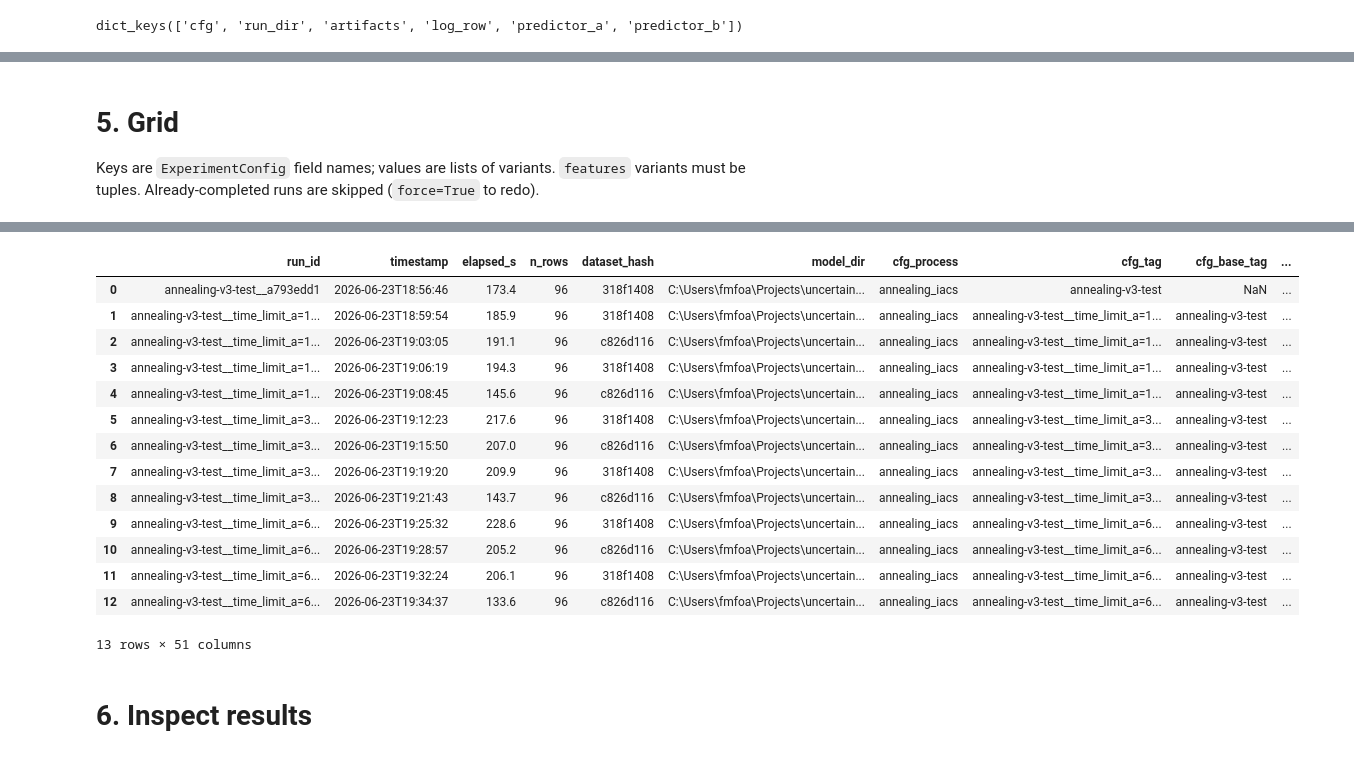
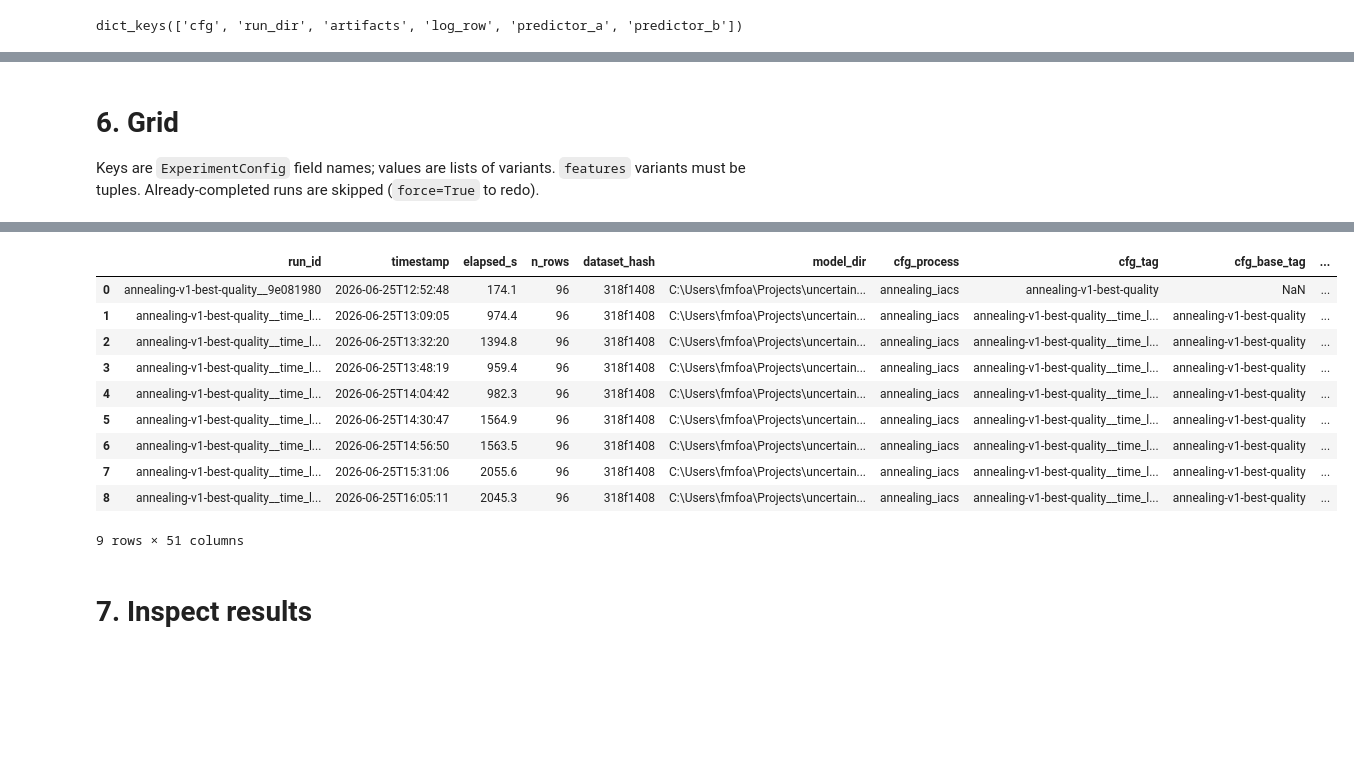
Before and after one commit to FelipeMFO-RM/uncertainty-aware-predictors, a Jupyter notebook: notebooks/experiments/run_experiments_iacs.ipynb, the cells around one changed output, grey strips where cells are left out. Drawn from its saved outputs; the diff is of its cells as text; code cells hidden in the pictures; blank space fills up the shorter version.

Commit message:
Run long experiments on best quality. Succesfull

```diff
--- a/notebooks/experiments/run_experiments_iacs.ipynb
+++ b/notebooks/experiments/run_experiments_iacs.ipynb
@@ -122,0 +125,13 @@ df_schema
+# %%
+base = ExperimentConfig(
+    process=PROCESS,
+    tag=TAG,
+    target=TARGET,
+    features=tuple(ALL_FEATURES),
+    presets_a = "best_quality",
+    #     presets_a = "medium_quality"
+    #     presets_b = "medium_quality"
+    # everything else uses the defaults; override here if needed, e.g.:
+    # time_limit_a=120, weight_on_essay_rows=1.0, use_shared_folds=False,
+)
+print(base.run_id)
@@ -122,0 +147,3 @@ df_schema
+# %%
+result = runr.run_experiment(df, cfg=base, df_val=df_val)
+result["artifacts"]["metrics"]
@@ -161,12 +202,0 @@ df
-# %%
-base = ExperimentConfig(
-    process="annealing_iacs",
-    tag=TAG,
-    target=TARGET,
-    features=tuple(ALL_FEATURES),
-    #     presets_a = "medium_quality"
-    #     presets_b = "medium_quality"
-    # everything else uses the defaults; override here if needed, e.g.:
-    # time_limit_a=120, weight_on_essay_rows=1.0, use_shared_folds=False,
-)
-print(base.run_id)
@@ -202,3 +202,0 @@ df_val
-# %%
-result = runr.run_experiment(df, base, df_val=df_val)
-result["artifacts"]["metrics"]
@@ -280,12 +237,12 @@ result
  'predictor_a': <autogluon.tabular.predictor.predictor.TabularPredictor at 0x...>,
  'predictor_b': <autogluon.tabular.predictor.predictor.TabularPredictor at 0x...>}
 # %% [markdown]
-# 5. Grid
+# 6. Grid
 
 Keys are `ExperimentConfig` field names; values are lists of variants.
 `features` variants must be tuples. Already-completed runs are skipped
 (`force=True` to redo).
 # %%
-log = runr.run_grid(df, base, GRID, df_val=df_val)   # 3 x 2 x 2 = 12 runs
+log = runr.run_grid(df, base_cfg=base, grid=GRID, df_val=df_val)
 log
 # %% [output]
@@ -309,18 +266,14 @@ TabularPredictor saved. To load, use: predictor = TabularPredictor.load("c:\User
 |  | run_id | timestamp | elapsed_s | n_rows | dataset_hash | model_dir | cfg_process | cfg_tag | cfg_base_tag | ... |
-| 0 | annealing-v3-test__a793edd1 | 2026-06-23T18:56:46 | 173.4 | 96 | 318f1408 | C:\Users\fmfoa\Projects\uncertain... | annealing_iacs | annealing-v3-test | NaN | ... |
-| 1 | annealing-v3-test__time_limit_a=1... | 2026-06-23T18:59:54 | 185.9 | 96 | 318f1408 | C:\Users\fmfoa\Projects\uncertain... | annealing_iacs | annealing-v3-test__time_limit_a=1... | annealing-v3-test | ... |
-| 2 | annealing-v3-test__time_limit_a=1... | 2026-06-23T19:03:05 | 191.1 | 96 | c826d116 | C:\Users\fmfoa\Projects\uncertain... | annealing_iacs | annealing-v3-test__time_limit_a=1... | annealing-v3-test | ... |
-| 3 | annealing-v3-test__time_limit_a=1... | 2026-06-23T19:06:19 | 194.3 | 96 | 318f1408 | C:\Users\fmfoa\Projects\uncertain... | annealing_iacs | annealing-v3-test__time_limit_a=1... | annealing-v3-test | ... |
-| 4 | annealing-v3-test__time_limit_a=1... | 2026-06-23T19:08:45 | 145.6 | 96 | c826d116 | C:\Users\fmfoa\Projects\uncertain... | annealing_iacs | annealing-v3-test__time_limit_a=1... | annealing-v3-test | ... |
-| 5 | annealing-v3-test__time_limit_a=3... | 2026-06-23T19:12:23 | 217.6 | 96 | 318f1408 | C:\Users\fmfoa\Projects\uncertain... | annealing_iacs | annealing-v3-test__time_limit_a=3... | annealing-v3-test | ... |
-| 6 | annealing-v3-test__time_limit_a=3... | 2026-06-23T19:15:50 | 207.0 | 96 | c826d116 | C:\Users\fmfoa\Projects\uncertain... | annealing_iacs | annealing-v3-test__time_limit_a=3... | annealing-v3-test | ... |
-| 7 | annealing-v3-test__time_limit_a=3... | 2026-06-23T19:19:20 | 209.9 | 96 | 318f1408 | C:\Users\fmfoa\Projects\uncertain... | annealing_iacs | annealing-v3-test__time_limit_a=3... | annealing-v3-test | ... |
-| 8 | annealing-v3-test__time_limit_a=3... | 2026-06-23T19:21:43 | 143.7 | 96 | c826d116 | C:\Users\fmfoa\Projects\uncertain... | annealing_iacs | annealing-v3-test__time_limit_a=3... | annealing-v3-test | ... |
-| 9 | annealing-v3-test__time_limit_a=6... | 2026-06-23T19:25:32 | 228.6 | 96 | 318f1408 | C:\Users\fmfoa\Projects\uncertain... | annealing_iacs | annealing-v3-test__time_limit_a=6... | annealing-v3-test | ... |
-| 10 | annealing-v3-test__time_limit_a=6... | 2026-06-23T19:28:57 | 205.2 | 96 | c826d116 | C:\Users\fmfoa\Projects\uncertain... | annealing_iacs | annealing-v3-test__time_limit_a=6... | annealing-v3-test | ... |
-| 11 | annealing-v3-test__time_limit_a=6... | 2026-06-23T19:32:24 | 206.1 | 96 | 318f1408 | C:\Users\fmfoa\Projects\uncertain... | annealing_iacs | annealing-v3-test__time_limit_a=6... | annealing-v3-test | ... |
-| 12 | annealing-v3-test__time_limit_a=6... | 2026-06-23T19:34:37 | 133.6 | 96 | c826d116 | C:\Users\fmfoa\Projects\uncertain... | annealing_iacs | annealing-v3-test__time_limit_a=6... | annealing-v3-test | ... |
+| 0 | annealing-v1-best-quality__9e081980 | 2026-06-25T12:52:48 | 174.1 | 96 | 318f1408 | C:\Users\fmfoa\Projects\uncertain... | annealing_iacs | annealing-v1-best-quality | NaN | ... |
+| 1 | annealing-v1-best-quality__time_l... | 2026-06-25T13:09:05 | 974.4 | 96 | 318f1408 | C:\Users\fmfoa\Projects\uncertain... | annealing_iacs | annealing-v1-best-quality__time_l... | annealing-v1-best-quality | ... |
+| 2 | annealing-v1-best-quality__time_l... | 2026-06-25T13:32:20 | 1394.8 | 96 | 318f1408 | C:\Users\fmfoa\Projects\uncertain... | annealing_iacs | annealing-v1-best-quality__time_l... | annealing-v1-best-quality | ... |
+| 3 | annealing-v1-best-quality__time_l... | 2026-06-25T13:48:19 | 959.4 | 96 | 318f1408 | C:\Users\fmfoa\Projects\uncertain... | annealing_iacs | annealing-v1-best-quality__time_l... | annealing-v1-best-quality | ... |
+| 4 | annealing-v1-best-quality__time_l... | 2026-06-25T14:04:42 | 982.3 | 96 | 318f1408 | C:\Users\fmfoa\Projects\uncertain... | annealing_iacs | annealing-v1-best-quality__time_l... | annealing-v1-best-quality | ... |
+| 5 | annealing-v1-best-quality__time_l... | 2026-06-25T14:30:47 | 1564.9 | 96 | 318f1408 | C:\Users\fmfoa\Projects\uncertain... | annealing_iacs | annealing-v1-best-quality__time_l... | annealing-v1-best-quality | ... |
+| 6 | annealing-v1-best-quality__time_l... | 2026-06-25T14:56:50 | 1563.5 | 96 | 318f1408 | C:\Users\fmfoa\Projects\uncertain... | annealing_iacs | annealing-v1-best-quality__time_l... | annealing-v1-best-quality | ... |
+| 7 | annealing-v1-best-quality__time_l... | 2026-06-25T15:31:06 | 2055.6 | 96 | 318f1408 | C:\Users\fmfoa\Projects\uncertain... | annealing_iacs | annealing-v1-best-quality__time_l... | annealing-v1-best-quality | ... |
+| 8 | annealing-v1-best-quality__time_l... | 2026-06-25T16:05:11 | 2045.3 | 96 | 318f1408 | C:\Users\fmfoa\Projects\uncertain... | annealing_iacs | annealing-v1-best-quality__time_l... | annealing-v1-best-quality | ... |
-13 rows × 51 columns
+9 rows × 51 columns
 # %%
 # import pickle
 # from pathlib import Path
@@ -351,7 +304,7 @@ TabularPredictor saved. To load, use: predictor = TabularPredictor.load("c:\User
 # pd.DataFrame(rows).to_csv(exp_dir / "experiments_log.csv", index=False)
 # print(f"Rebuilt log with {len(rows)} runs")
 # %% [markdown]
-# 6. Inspect results
+# 7. Inspect results
 # %%
 log = runr.load_log(base)
 
```
Also changed, not shown: parts of 29 cells of this notebook, 1 other file.
